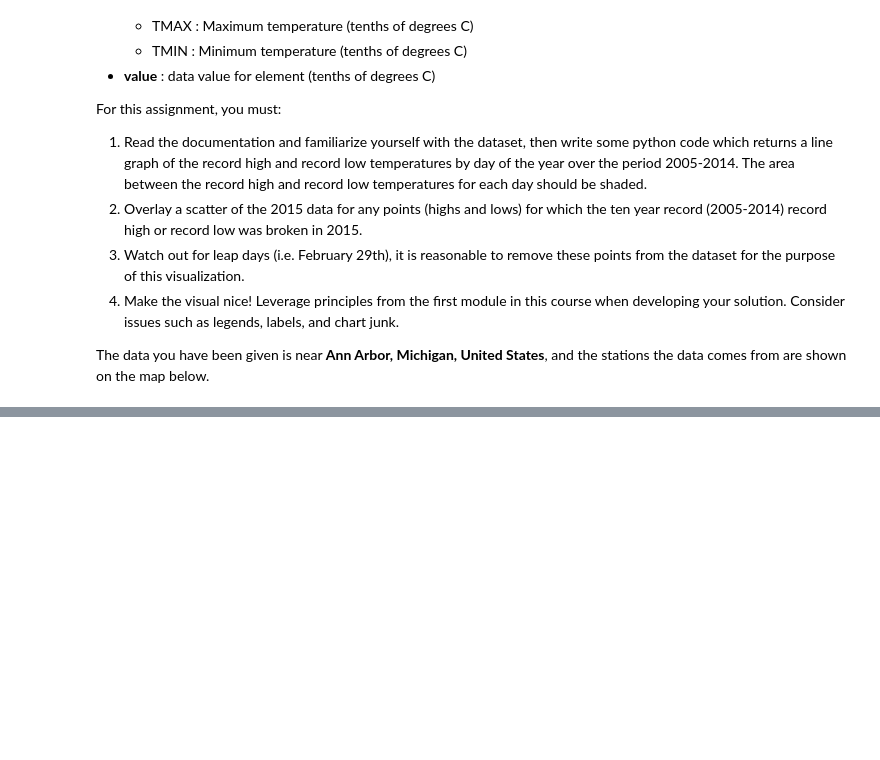
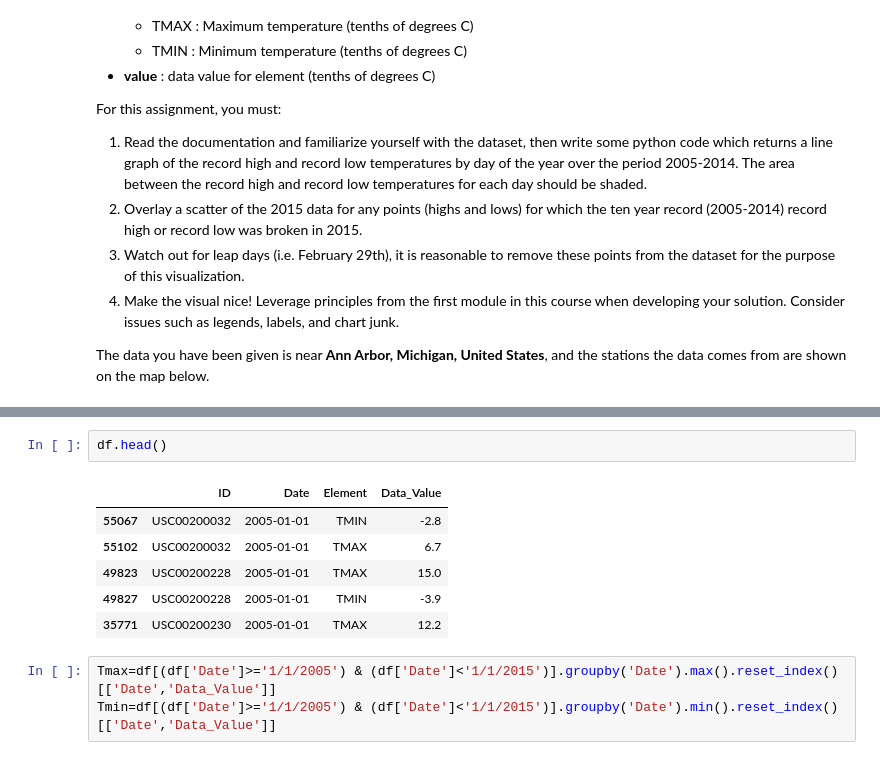
Before and after one commit to musid/Applied-Plotting-Coursera, a Jupyter notebook: Assignment2.ipynb, the cells around one changed output, grey strips where cells are left out. Cells and saved outputs as stored; diff of their text form; blank space fills up the shorter version.

```diff
--- a/Assignment2.ipynb
+++ b/Assignment2.ipynb
@@ -49,0 +61,12 @@ leaflet_plot_stations(400,'fb441e62df2d58994928907a91895ec62c2c42e6cd075c2700843
+# %%
+df.head()
+# %% [output]
+|  | ID | Date | Element | Data_Value |
+| 55067 | USC00200032 | 2005-01-01 | TMIN | -2.8 |
+| 55102 | USC00200032 | 2005-01-01 | TMAX | 6.7 |
+| 49823 | USC00200228 | 2005-01-01 | TMAX | 15.0 |
+| 49827 | USC00200228 | 2005-01-01 | TMIN | -3.9 |
+| 35771 | USC00200230 | 2005-01-01 | TMAX | 12.2 |
+# %%
+Tmax=df[(df['Date']>='1/1/2005') & (df['Date']<'1/1/2015')].groupby('Date').max().reset_index()[['Date','Data_Value']]
+Tmin=df[(df['Date']>='1/1/2005') & (df['Date']<'1/1/2015')].groupby('Date').min().reset_index()[['Date','Data_Value']]
```
Also changed, not shown: parts of 6 cells of this notebook, 1 other file.
